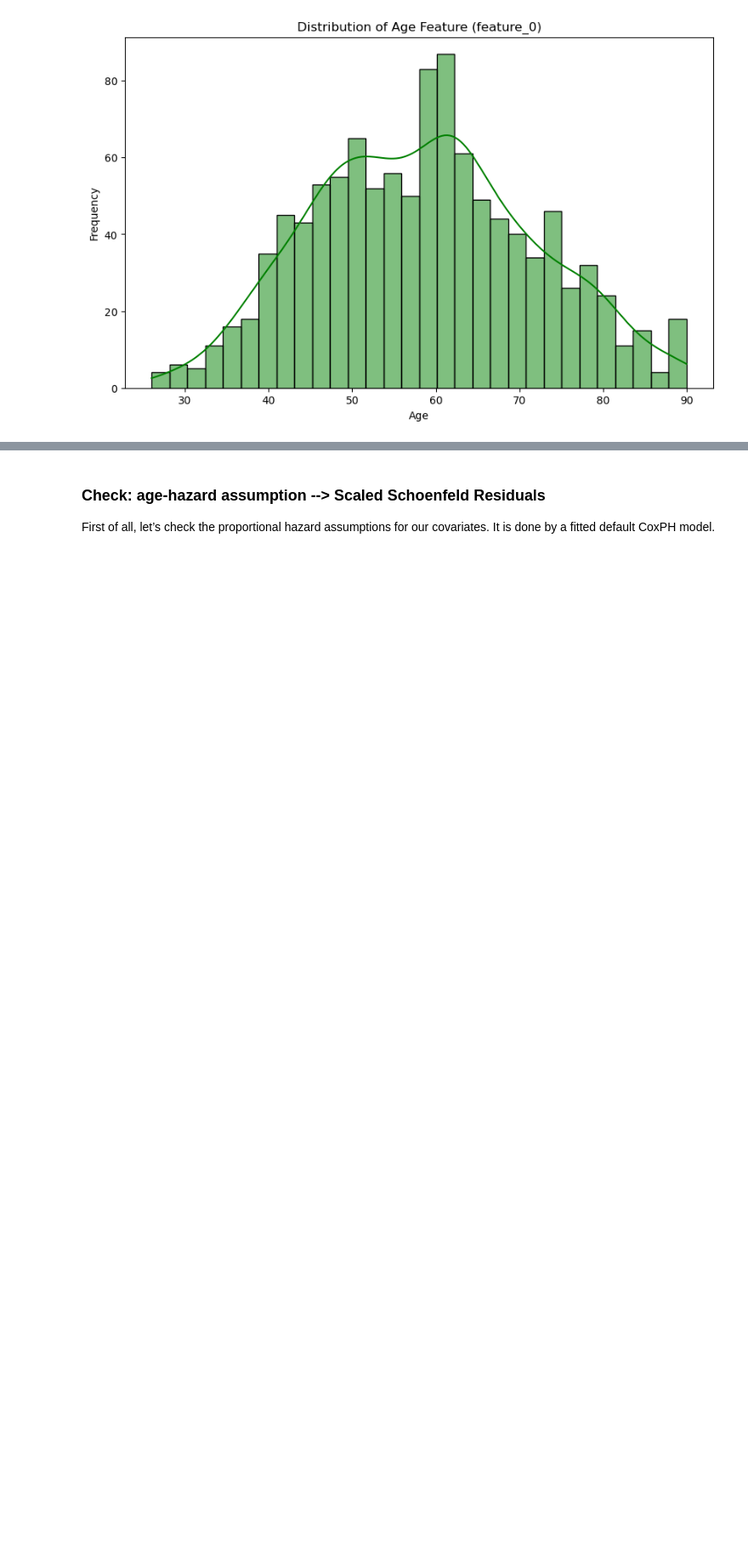
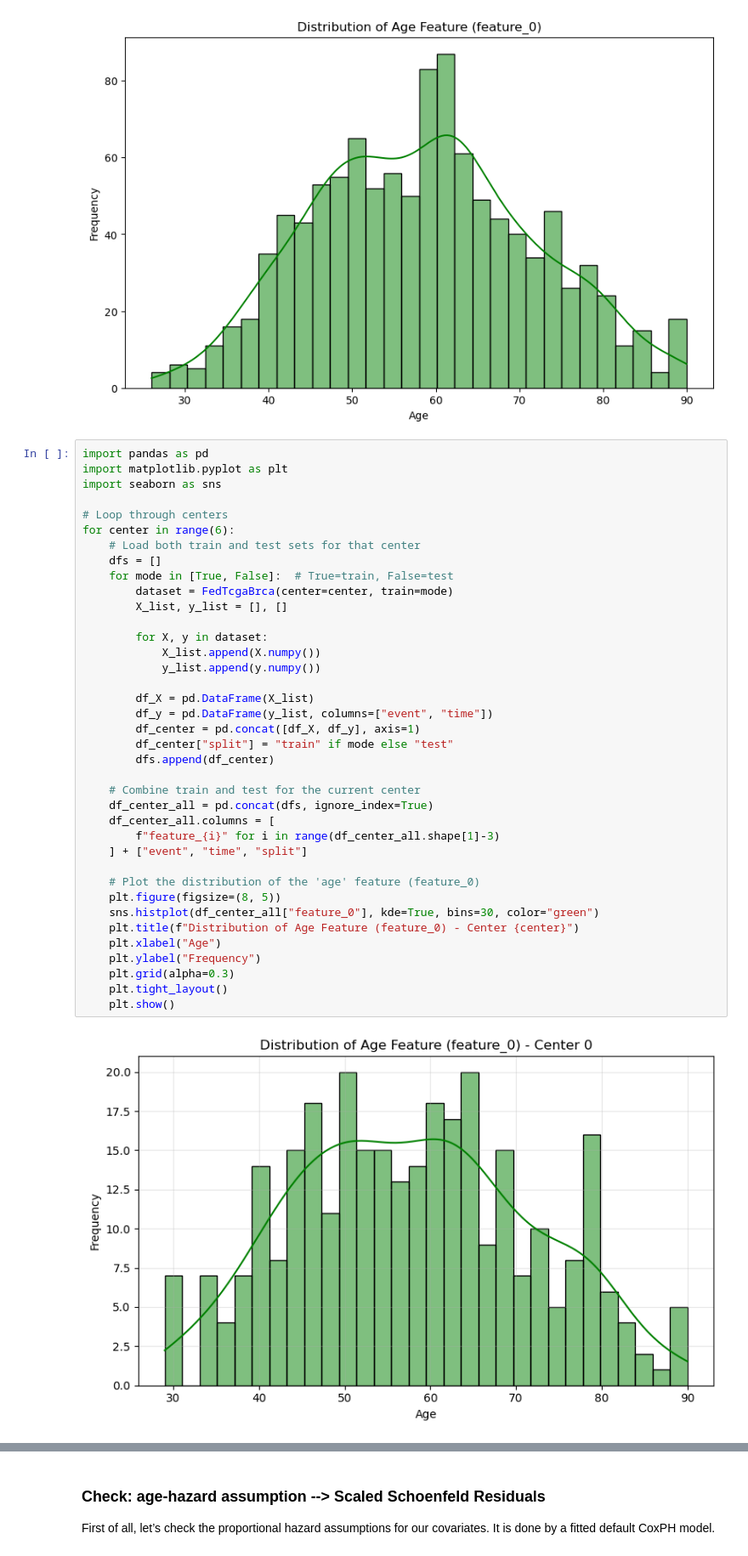
Before and after one commit to nataliamorenob/Survival-Models-in-Federated-Healthcare-Settings, a Jupyter notebook: DataExploration/dataset_exploration.ipynb, the cells around one changed output, grey strips where cells are left out. Shown at 85% size. Saved outputs shown, nothing was run; the diff lists cells and outputs as text; blank space fills up the shorter version.

Commit message:
plot updates

```diff
--- a/DataExploration/dataset_exploration.ipynb
+++ b/DataExploration/dataset_exploration.ipynb
@@ -515,3 +542,43 @@ plt.ylabel('Frequency')
 plt.show()
 # %% [output]
 [figure]
+# %%
+import pandas as pd
+import matplotlib.pyplot as plt
+import seaborn as sns
+
+# Loop through centers
+for center in range(6):
+    # Load both train and test sets for that center
+    dfs = []
+    for mode in [True, False]:  # True=train, False=test
+        dataset = FedTcgaBrca(center=center, train=mode)
+        X_list, y_list = [], []
+
+        for X, y in dataset:
+            X_list.append(X.numpy())
+            y_list.append(y.numpy())
+
+        df_X = pd.DataFrame(X_list)
+        df_y = pd.DataFrame(y_list, columns=["event", "time"])
+        df_center = pd.concat([df_X, df_y], axis=1)
+        df_center["split"] = "train" if mode else "test"
+        dfs.append(df_center)
+
+    # Combine train and test for the current center
+    df_center_all = pd.concat(dfs, ignore_index=True)
+    df_center_all.columns = [
+        f"feature_{i}" for i in range(df_center_all.shape[1]-3)
+    ] + ["event", "time", "split"]
+
+    # Plot the distribution of the 'age' feature (feature_0)
+    plt.figure(figsize=(8, 5))
+    sns.histplot(df_center_all["feature_0"], kde=True, bins=30, color="green")
+    plt.title(f"Distribution of Age Feature (feature_0) - Center {center}")
+    plt.xlabel("Age")
+    plt.ylabel("Frequency")
+    plt.grid(alpha=0.3)
+    plt.tight_layout()
+    plt.show()
+# %% [output]
+[figure, added]
```
Also changed, not shown: parts of 2 cells of this notebook.
